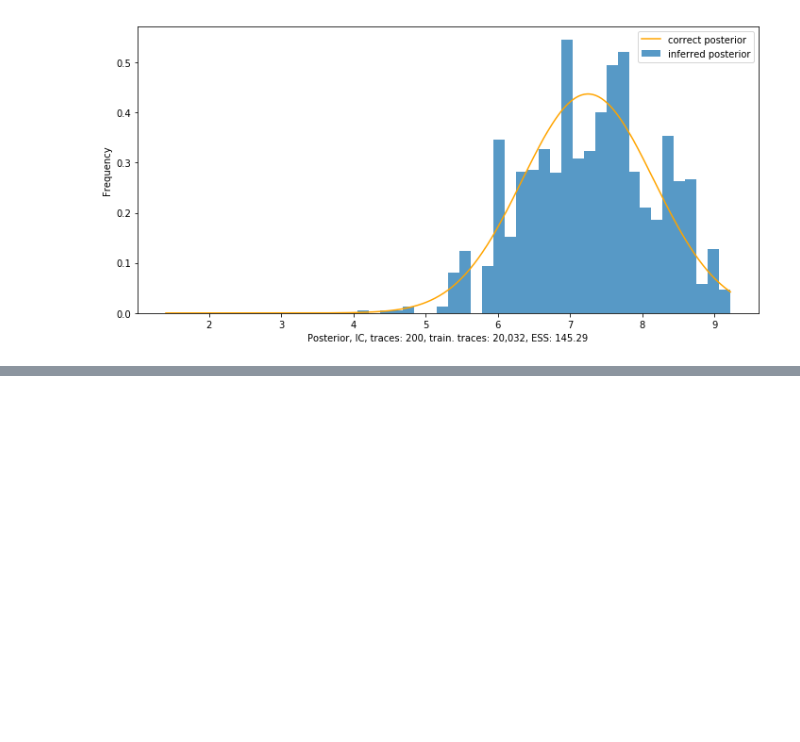
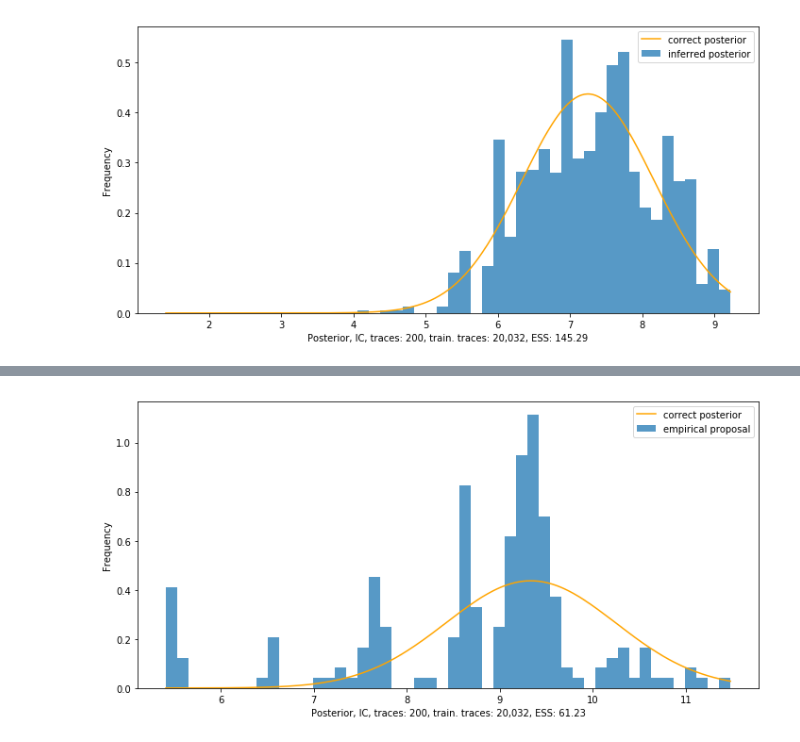
Before and after one commit to pyprob/pyprob, a Jupyter notebook: examples/gaussian_unknown_mean.ipynb, the cells around one changed output, grey strips where cells are left out. Drawn from its saved outputs; the diff is of its cells as text; code cells hidden in the pictures; blank space fills up the shorter version.

Commit message:
network proposal distributions illustration added

```diff
--- a/examples/gaussian_unknown_mean.ipynb
+++ b/examples/gaussian_unknown_mean.ipynb
@@ -223,0 +218,9 @@ Time spent  | Time remain.| Progress             | Trace   | Traces/sec
+# %%
+posterior_unweighted = posterior.unweighted()
+posterior_unweighted.plot_histogram(show=False, bins=50, alpha=0.75, label='empirical proposal')
+
+plot_correct_posterior(min(posterior.values_numpy()),
+                       max(posterior.values_numpy()), correct_posterior)
+plt.legend();
+# %% [output]
+[figure, added]
```
Also changed, not shown: parts of 7 cells of this notebook, 1 other file.
